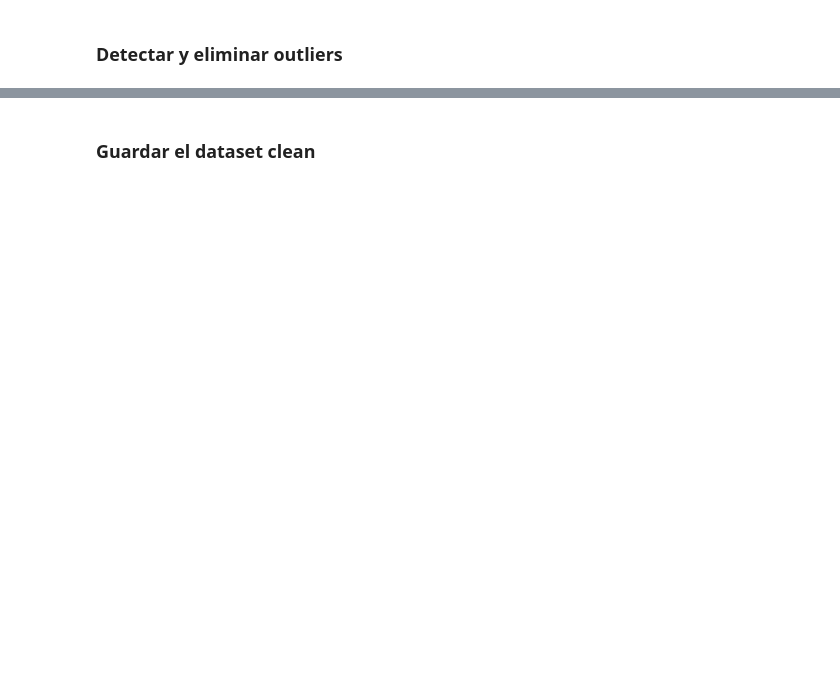
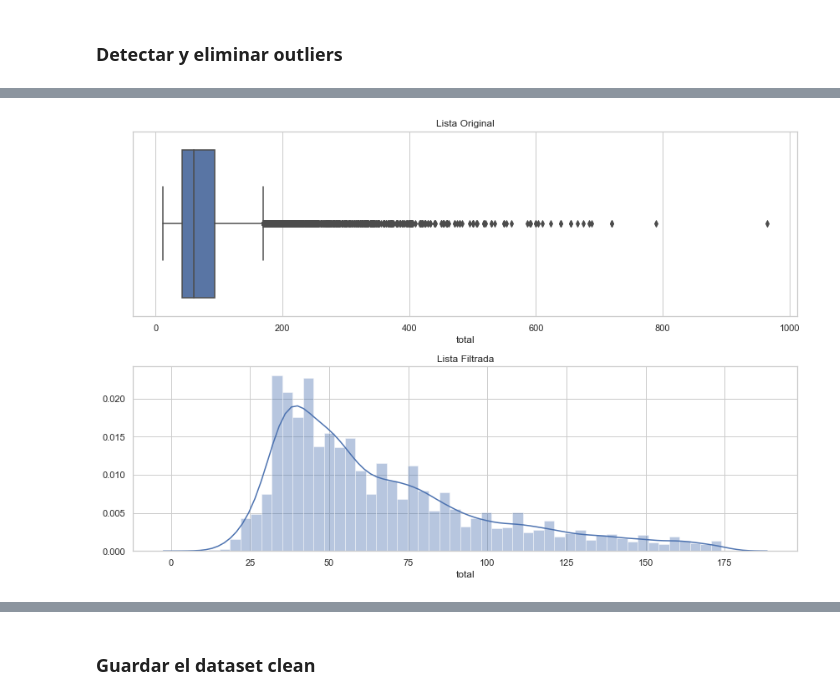
Before and after one commit to sigmaleph/DH-Desafio1, a Jupyter notebook: Cleaning.ipynb, the cells around one changed output, grey strips where cells are left out. Saved outputs shown, nothing was run; the diff lists cells and outputs as text; code cells hidden in the pictures; blank space fills up the shorter version.

Commit message:
modificaciones al filtro de props - nuevo archivo clean

```diff
--- a/Cleaning.ipynb
+++ b/Cleaning.ipynb
@@ -424,0 +393,4 @@ sns.boxplot(x=df[i]);
+# %%
+plot_filtro(df.total)
+# %% [output]
+[figure, added]
```
Also changed, not shown: parts of 22 cells of this notebook, 1 other file.
